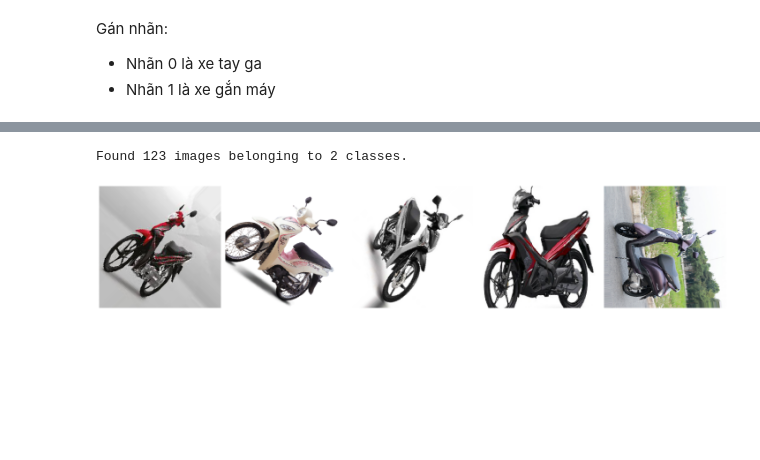
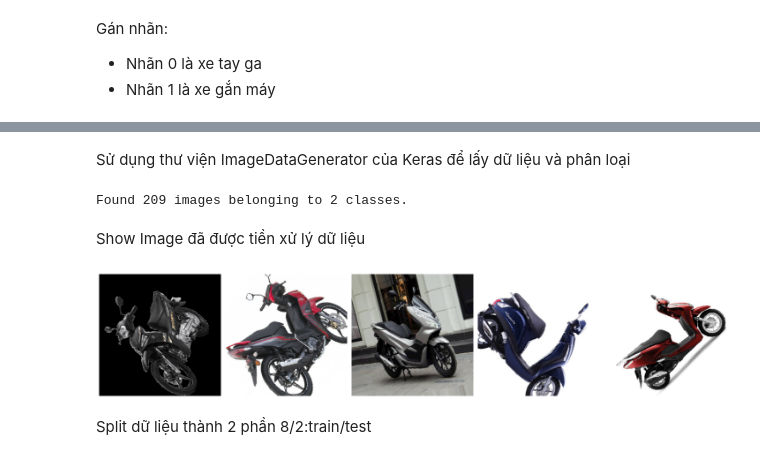
Before and after one commit to KicksxNPQ/CS114.K21.KHTN, a Jupyter notebook: ML_Do_an.ipynb, the cells around one changed output, grey strips where cells are left out. Drawn from its saved outputs; the diff is of its cells as text; code cells hidden in the pictures; blank space fills up the shorter version.

```diff
--- a/ML_Do_an.ipynb
+++ b/ML_Do_an.ipynb
@@ -140,3 +131,5 @@ Name: label, dtype: int64
+# %% [markdown]
+Sử dụng thư viện ImageDataGenerator của Keras để lấy dữ liệu và phân loại
 # %%
 data_gen_args = dict(rotation_range=90,
                      #width_shift_range=[-200,-200],
@@ -145,28 +138,32 @@ data_gen_args = dict(rotation_range=90,
                     #vertical_flip=True,
                      rescale=1./255
                      )
-image_data = ImageDataGenerator(**data_gen_args)
+image_data_gen = ImageDataGenerator(**data_gen_args)
 
-image_data = image_data.flow_from_directory(
+image_data = image_data_gen.flow_from_directory(
     directory=data_dir,
     target_size=(256, 256),
-    color_mode="rgba",
+    color_mode="rgb",
     classes=['AutomaticTransmissionMotorcycle','ManualTransmissionMotorcycle'],
     class_mode="binary",
     shuffle=True,
 )
 # %% [output]
-Found 123 images belonging to 2 classes.
+Found 209 images belonging to 2 classes.
+# %% [markdown]
+Show Image đã được tiền xử lý dữ liệu
 # %%
 def plotImages(images_arr):
     fig, axes = plt.subplots(1, 5, figsize=(20,20))
     axes = axes.flatten()
     for img, ax in zip( images_arr, axes):
         ax.imshow(img)
         ax.axis('off')
     plt.tight_layout()
     plt.show()
-sample_training, _ = next(image_data)
+sample_training, labels = next(image_data)
 imgplot = plotImages(sample_training[:5])
 # %% [output]
-[figure, old version]
+[figure, new version]
+# %% [markdown]
+Split dữ liệu thành 2 phần 8/2:train/test
```
Also changed, not shown: parts of 9 cells of this notebook.
